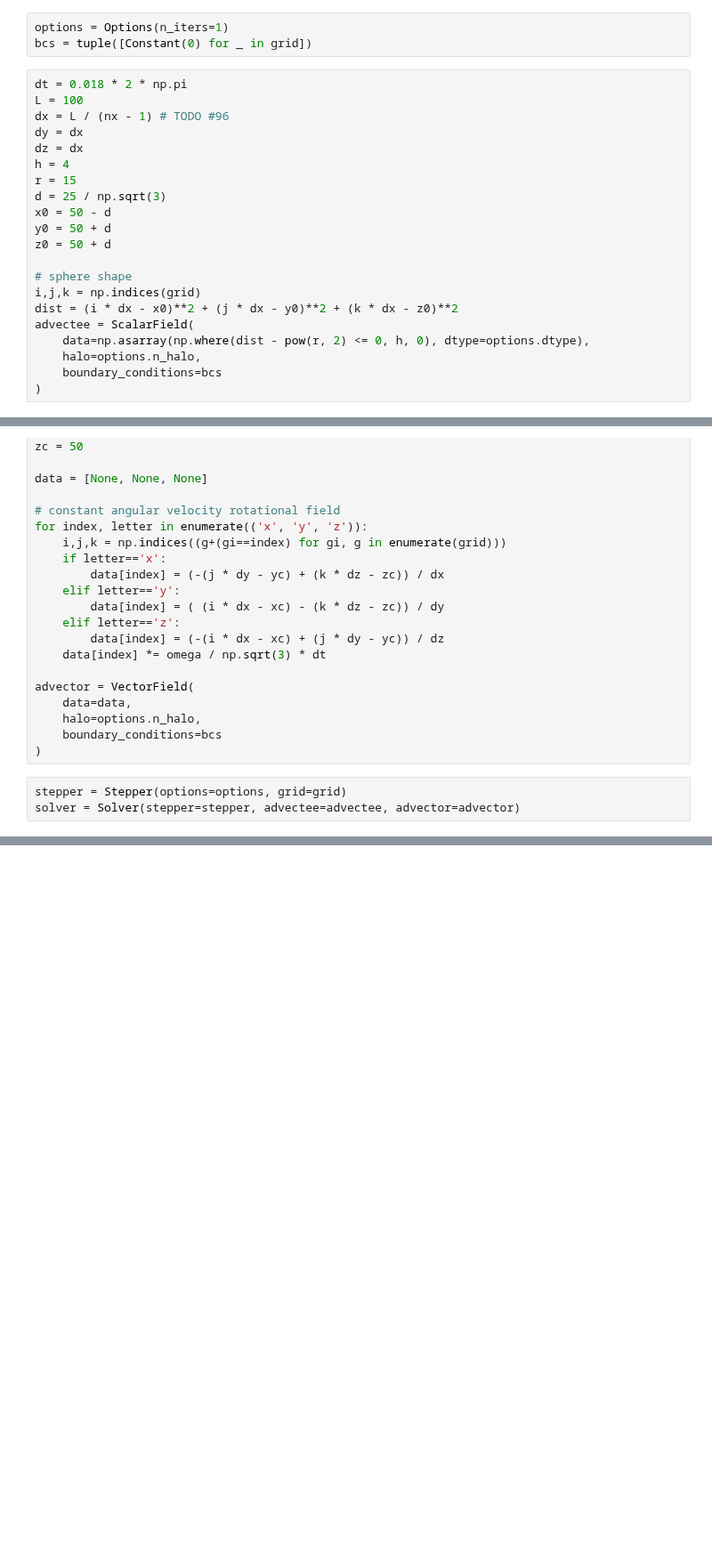
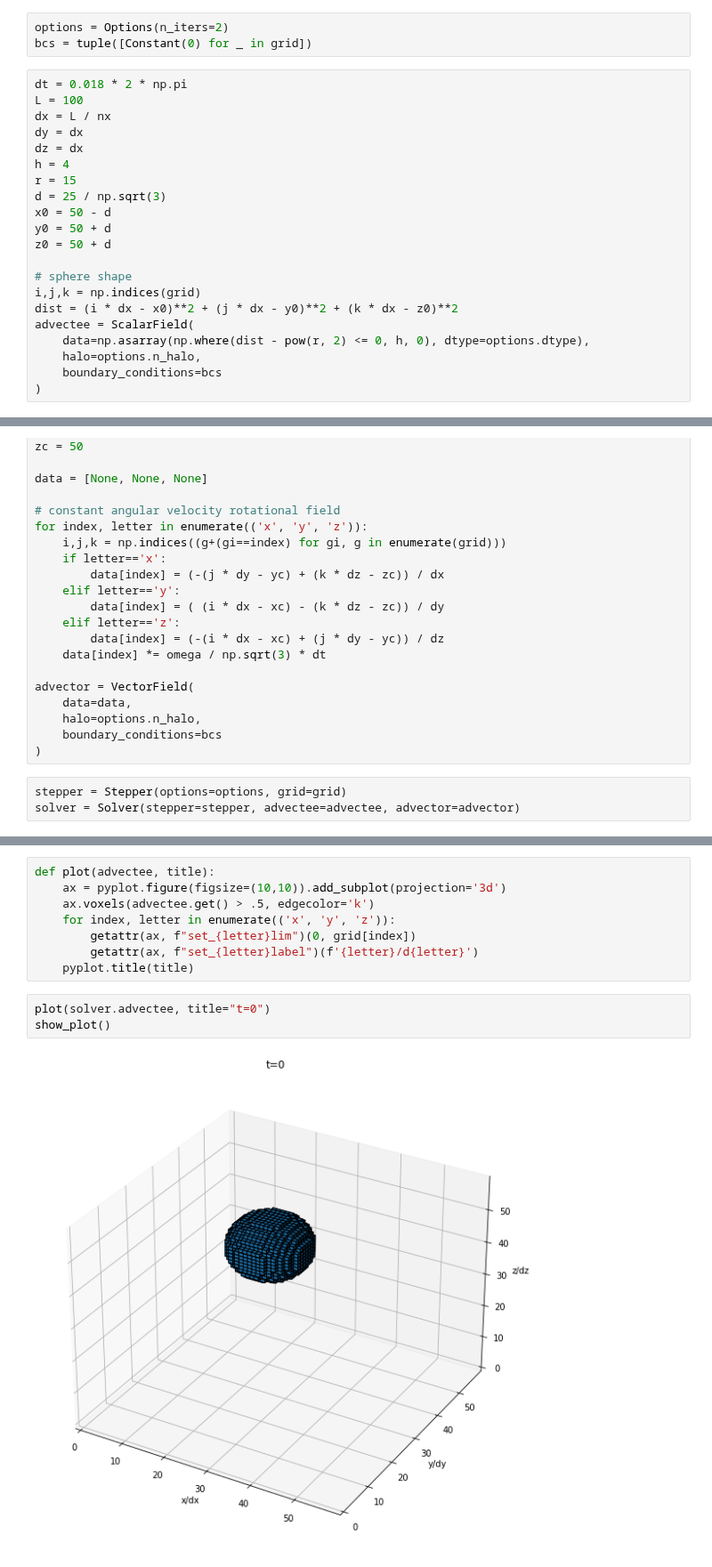
Before and after one commit to slayoo/PyMPDATA-examples, a Jupyter notebook: PyMPDATA_examples/Smolarkiewicz_1984/figs_13-14.ipynb, the cells around one changed output, grey strips where cells are left out. Shown at 89% size. Saved outputs shown, nothing was run; the diff lists cells and outputs as text; blank space fills up the shorter version.

Commit message:
3D figure cleanup

```diff
--- a/PyMPDATA_examples/Smolarkiewicz_1984/figs_13-14.ipynb
+++ b/PyMPDATA_examples/Smolarkiewicz_1984/figs_13-14.ipynb
@@ -25,12 +25,12 @@ nx = 59 # TODO #96
 
 grid = (nx, nx, nx)
 # %%
-options = Options(n_iters=1)
+options = Options(n_iters=2)
 bcs = tuple([Constant(0) for _ in grid])
 # %%
 dt = 0.018 * 2 * np.pi
 L = 100
-dx = L / (nx - 1) # TODO #96
+dx = L / nx
 dy = dx
 dz = dx
 h = 4
@@ -79,0 +78,13 @@ solver = Solver(stepper=stepper, advectee=advectee, advector=advector)
+# %%
+def plot(advectee, title):
+    ax = pyplot.figure(figsize=(10,10)).add_subplot(projection='3d')
+    ax.voxels(advectee.get() > .5, edgecolor='k')
+    for index, letter in enumerate(('x', 'y', 'z')):
+        getattr(ax, f"set_{letter}lim")(0, grid[index])
+        getattr(ax, f"set_{letter}label")(f'{letter}/d{letter}')
+    pyplot.title(title)
+# %%
+plot(solver.advectee, title="t=0")
+show_plot()
+# %% [output]
+[figure, added]
```
Also changed, not shown: parts of 7 cells of this notebook.
